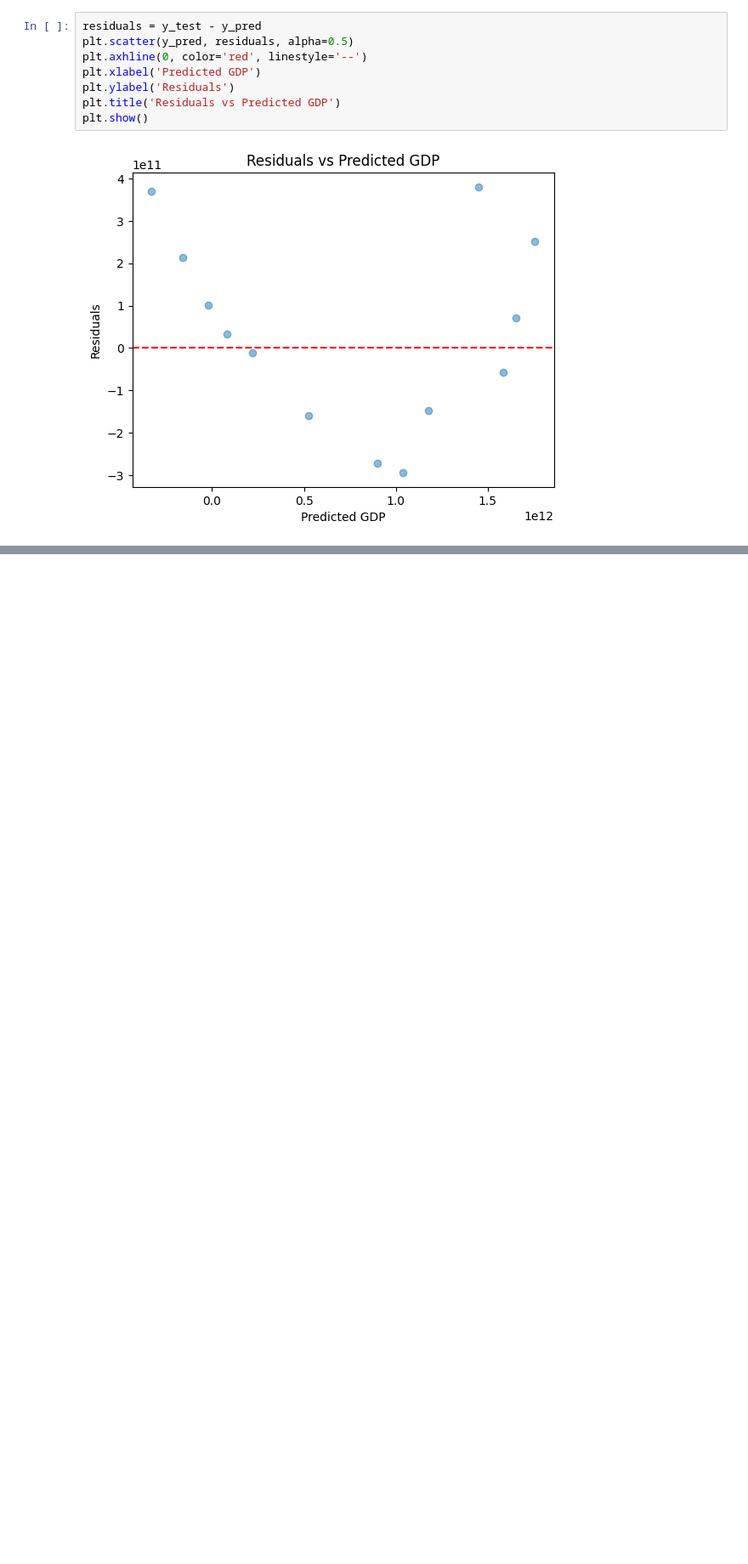
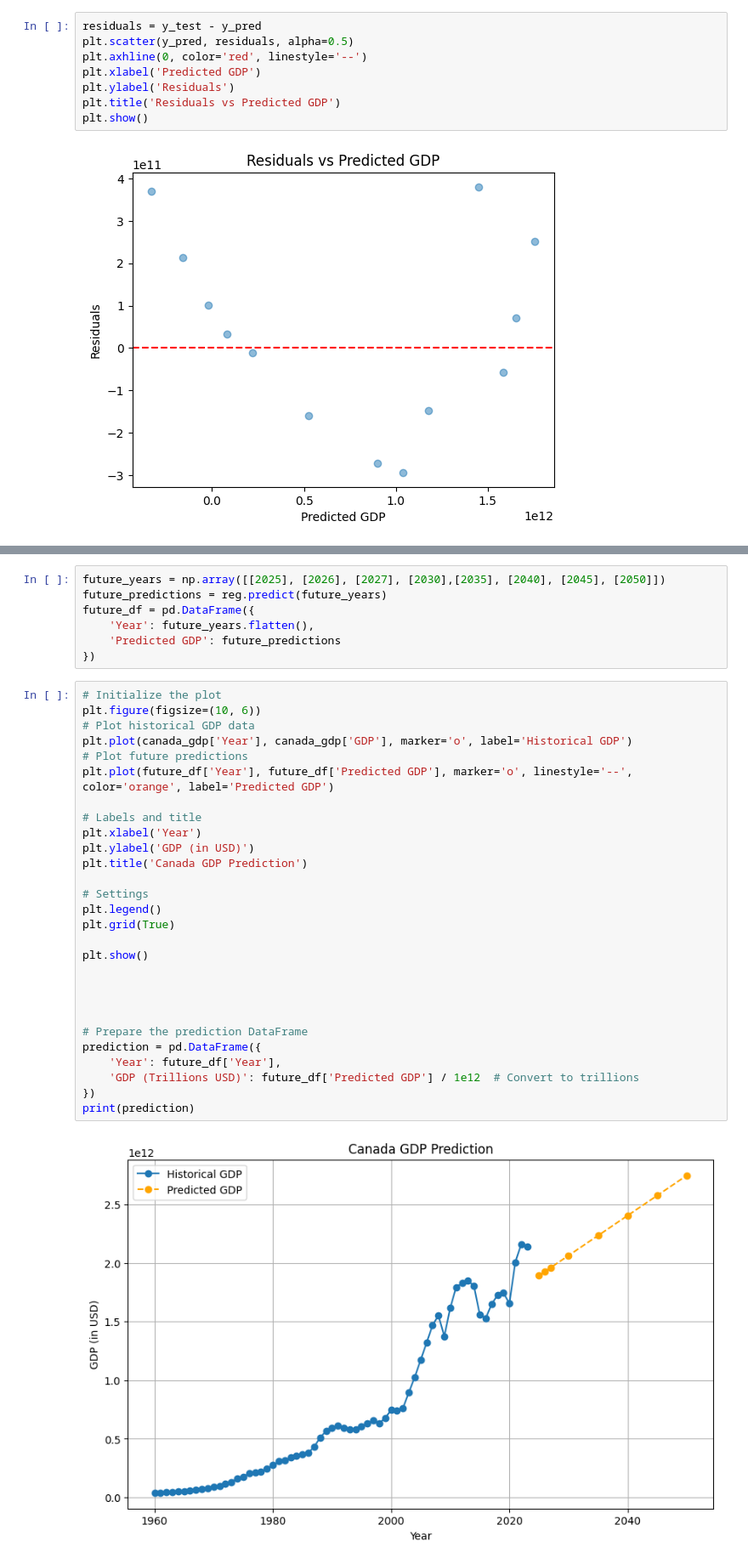
Before and after one commit to alezoon/canada-gdp-prediction, a Jupyter notebook: gdp_canada_prediction.ipynb, the cells around one changed output, grey strips where cells are left out. Shown at 85% size. Drawn from its saved outputs; the diff is of its cells as text; blank space fills up the shorter version.

```diff
--- a/gdp_canada_prediction.ipynb
+++ b/gdp_canada_prediction.ipynb
@@ -110,0 +113,37 @@ plt.show()
+# %%
+future_years = np.array([[2025], [2026], [2027], [2030],[2035], [2040], [2045], [2050]])
+future_predictions = reg.predict(future_years)
+future_df = pd.DataFrame({
+    'Year': future_years.flatten(),
+    'Predicted GDP': future_predictions
+})
+# %%
+# Initialize the plot
+plt.figure(figsize=(10, 6))
+# Plot historical GDP data
+plt.plot(canada_gdp['Year'], canada_gdp['GDP'], marker='o', label='Historical GDP')
+# Plot future predictions
+plt.plot(future_df['Year'], future_df['Predicted GDP'], marker='o', linestyle='--', color='orange', label='Predicted GDP')
+
+# Labels and title
+plt.xlabel('Year')
+plt.ylabel('GDP (in USD)')
+plt.title('Canada GDP Prediction')
+
+# Settings
+plt.legend()
+plt.grid(True)
+
+plt.show()
+
+
+
+
+# Prepare the prediction DataFrame
+prediction = pd.DataFrame({
+    'Year': future_df['Year'],
+    'GDP (Trillions USD)': future_df['Predicted GDP'] / 1e12  # Convert to trillions
+})
+print(prediction)
+# %% [output]
+[figure, added]
```
Also changed, not shown: parts of 12 cells of this notebook, 2 other files.
